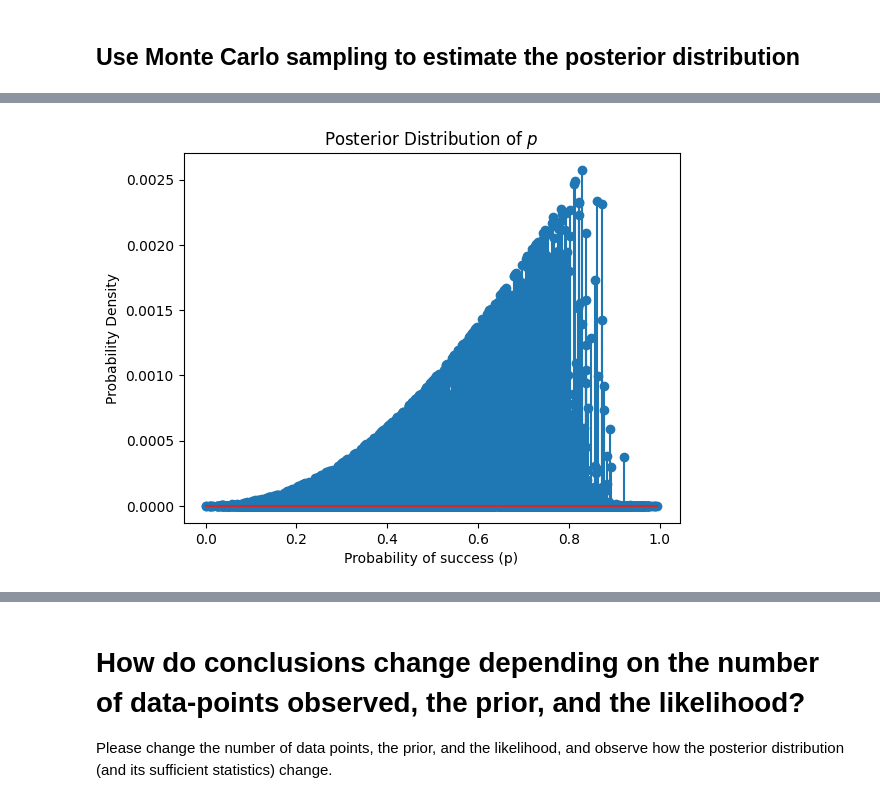
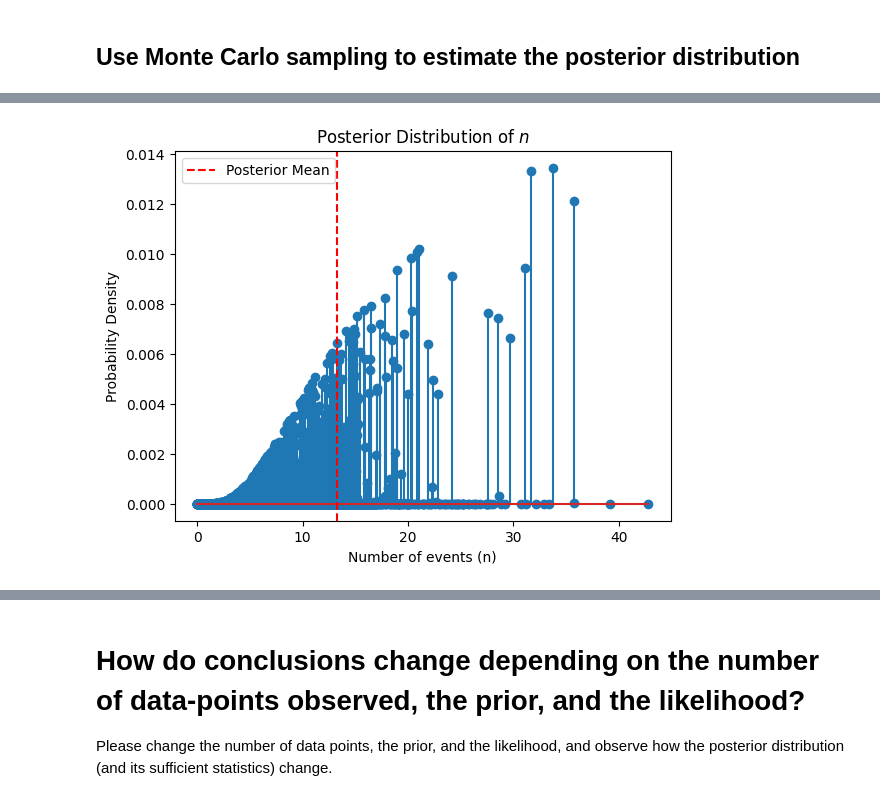
Before and after one commit to iurteagalab/stats_for_ai, a Jupyter notebook: labs_full/lab_03_bayes_full.ipynb, the cells around one changed output, grey strips where cells are left out. Saved outputs shown, nothing was run; the diff lists cells and outputs as text; code cells hidden in the pictures.

```diff
--- a/labs_full/lab_03_bayes_full.ipynb
+++ b/labs_full/lab_03_bayes_full.ipynb
@@ -727,15 +779,23 @@ Posterior Variance of number of events: 14.393797968310906
 # %%
-# Plot the posterior distribution of p, by using the samples and their weights (log-likelihoods), via a stem-plot
+# Plot the posterior distribution, by using the samples and their weights (log-likelihoods), via a stem-plot
 plt.stem(
-    prior_samples_p,
+    prior_samples_n,
     np.exp(log_weights),
 )
-plt.xlabel('Probability of success (p)')
+# Plot the mean of the posterior distribution
+plt.axvline(
+    x=posterior_mean_n,
+    color='red',
+    linestyle='--',
+    label='Posterior Mean'
+)
+plt.legend()
+plt.xlabel('Number of events (n)')
 plt.ylabel('Probability Density')
-plt.title('Posterior Distribution of $p$')
+plt.title('Posterior Distribution of $n$')
 plt.show()
 # %% [output]
-[figure, old version]
+[figure, new version]
 # %%
 # Calculate the posterior mean and variance of p, using the weighted samples
 posterior_mean_p = np.sum(prior_samples_p * np.exp(log_weights))
```
Also changed, not shown: parts of 32 cells of this notebook, 1 other file.
